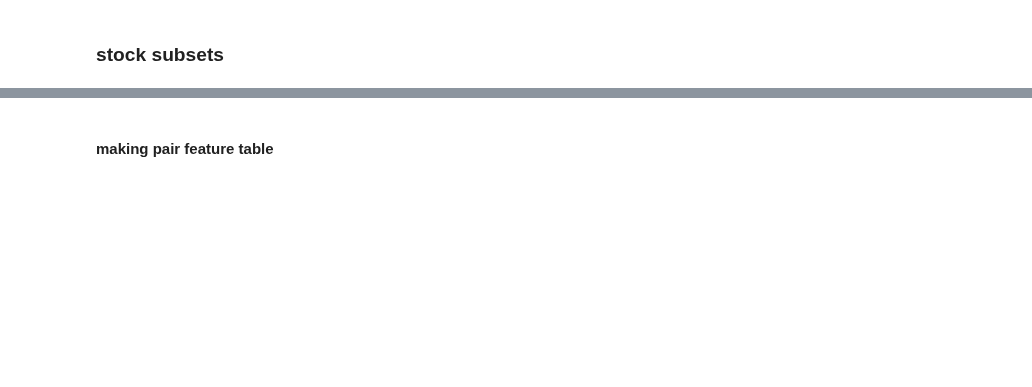
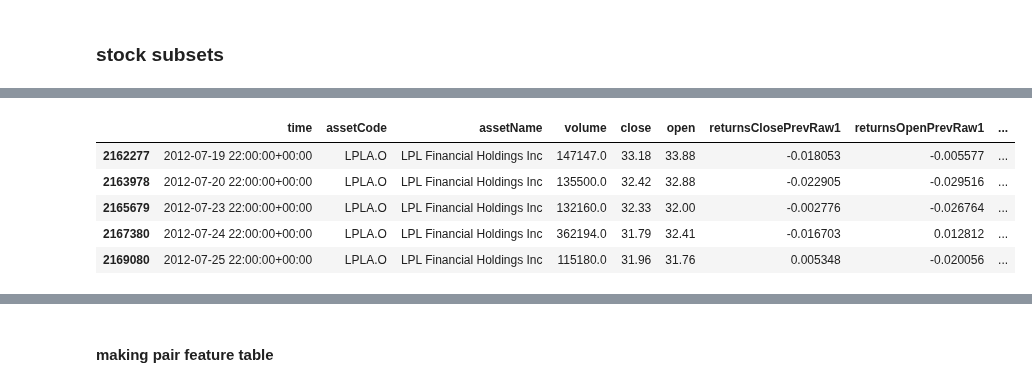
Before and after one commit to yumichael/two-sigma-financial-news, a Jupyter notebook: work/pair.ipynb, the cells around one changed output, grey strips where cells are left out. Cells and saved outputs as stored; diff of their text form; code cells hidden in the pictures; blank space fills up the shorter version.

```diff
--- a/work/pair.ipynb
+++ b/work/pair.ipynb
@@ -127,0 +113,9 @@ assetNameIdAssign.series.loc[3741], assetNameIdAssign.series.loc[3759]
+# %%
+Mt[Mt.assetCode=='LPLA.O'].head()
+# %% [output]
+|  | time | assetCode | assetName | volume | close | open | returnsClosePrevRaw1 | returnsOpenPrevRaw1 | ... |
+| 2162277 | 2012-07-19 22:00:00+00:00 | LPLA.O | LPL Financial Holdings Inc | 147147.0 | 33.18 | 33.88 | -0.018053 | -0.005577 | ... |
+| 2163978 | 2012-07-20 22:00:00+00:00 | LPLA.O | LPL Financial Holdings Inc | 135500.0 | 32.42 | 32.88 | -0.022905 | -0.029516 | ... |
+| 2165679 | 2012-07-23 22:00:00+00:00 | LPLA.O | LPL Financial Holdings Inc | 132160.0 | 32.33 | 32.00 | -0.002776 | -0.026764 | ... |
+| 2167380 | 2012-07-24 22:00:00+00:00 | LPLA.O | LPL Financial Holdings Inc | 362194.0 | 31.79 | 32.41 | -0.016703 | 0.012812 | ... |
+| 2169080 | 2012-07-25 22:00:00+00:00 | LPLA.O | LPL Financial Holdings Inc | 115180.0 | 31.96 | 31.76 | 0.005348 | -0.020056 | ... |
```
Also changed, not shown: parts of 30 cells of this notebook.
